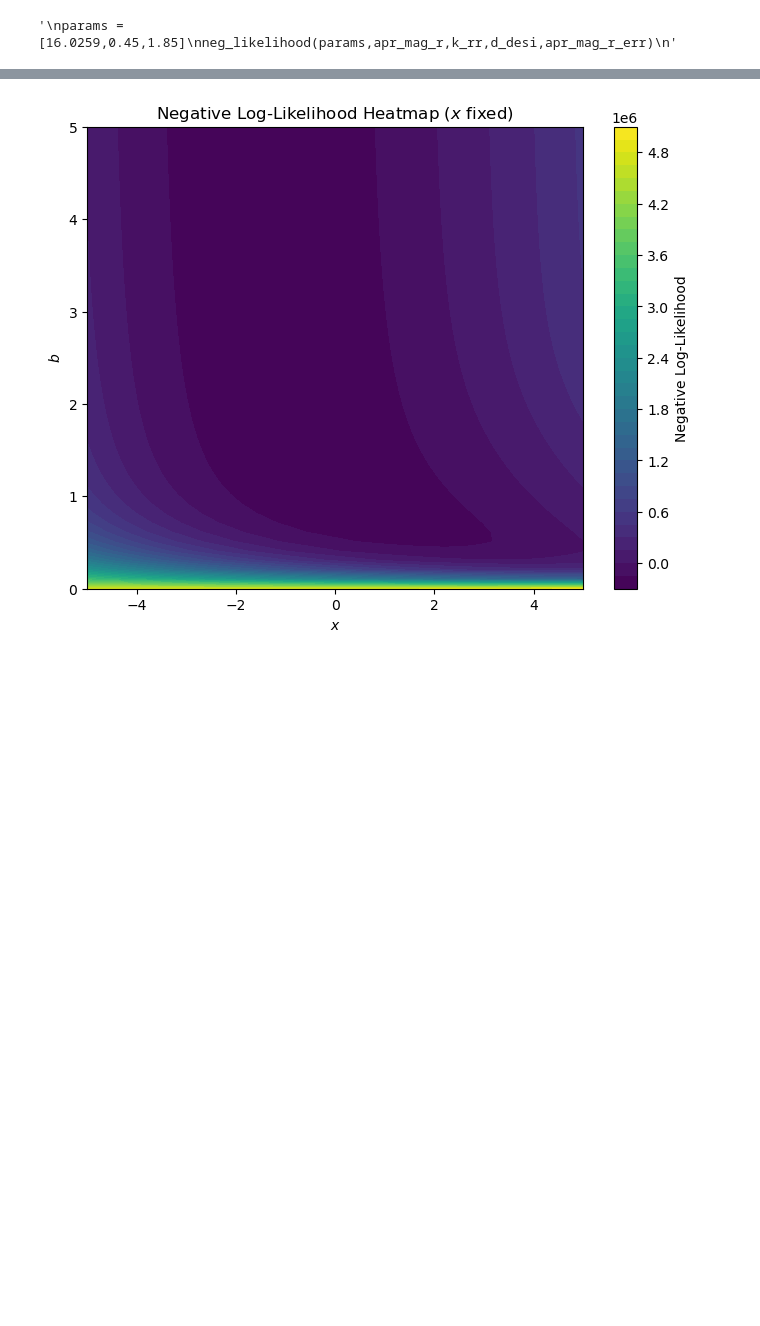
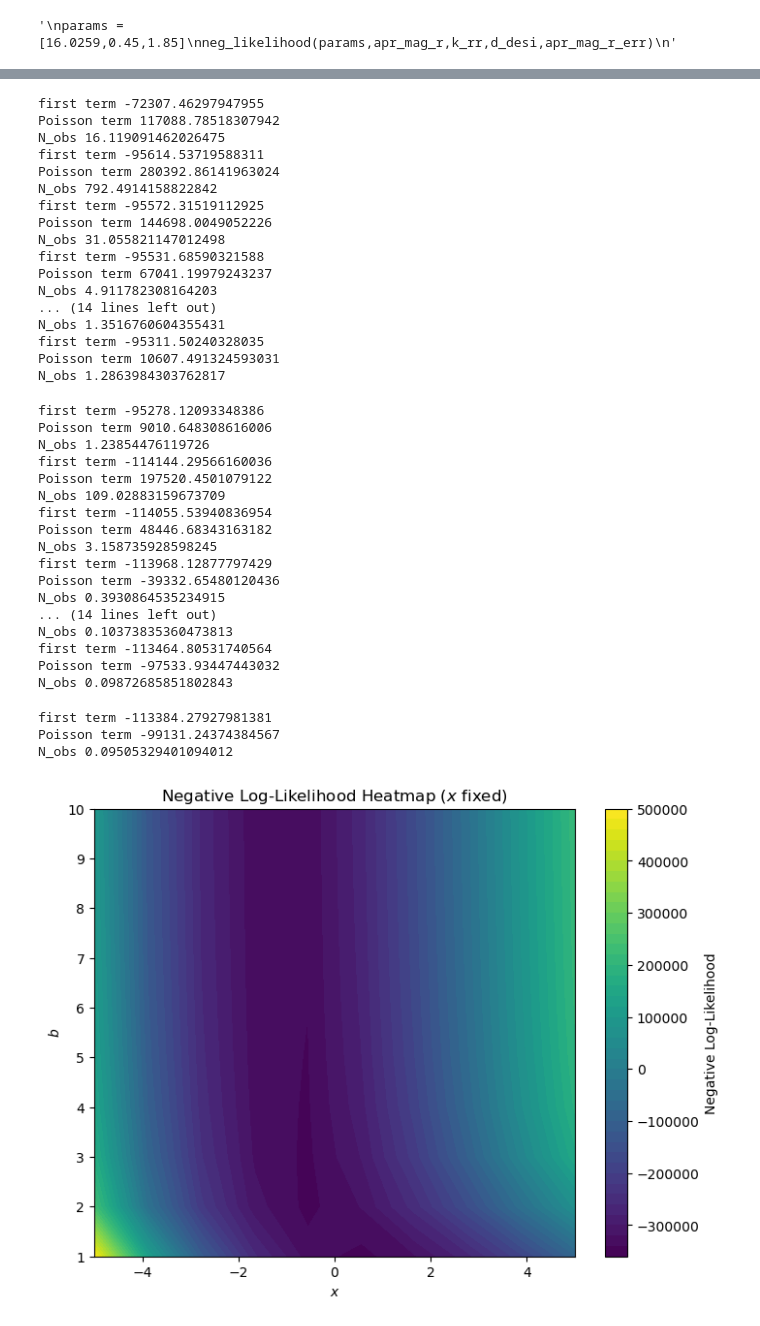
Before and after one commit to XuZhaozhong-1/DESI-ZTF, a Jupyter notebook: DESI-ZTF-2/Visualize_likelihood.ipynb, the cells around one changed output, grey strips where cells are left out. Cells and saved outputs as stored; diff of their text form; code cells hidden in the pictures; blank space fills up the shorter version.

```diff
--- a/DESI-ZTF-2/Visualize_likelihood.ipynb
+++ b/DESI-ZTF-2/Visualize_likelihood.ipynb
@@ -93,9 +93,8 @@ ln_posterior = fitting.ln_posterior(eff)
 
 def neg_likelihood(params,apr_mag,k,mu,apr_mag_err):
     m0,b,x = params
-    #Lmin = abs_mag_to_L(apr_mag_r.max()-k_rr.mean()-d_desi.mean()-x)/L_star
-
-    log_likelihood = ln_posterior(m0, b, x, apr_mag, k, mu, apr_mag_err,0.0001)
+    log_likelihood = ln_posterior(m0, b, x, apr_mag, k, mu, apr_mag_err)
+    #log_likelihood = ln_posterior(m0, b, x, apr_mag, k, mu, apr_mag_err,0.07977749883319056)
     return -log_likelihood
 # %%
 initial_guess = [18,0.5,1.85]
@@ -130,9 +144,9 @@ import matplotlib.pyplot as plt
 from tqdm import tqdm
 
 # Define the parameter grid for m0 and b
-x_values = np.linspace(-5, 5, 100)
+x_values = np.linspace(-5, 5, 10)
 #m0_values = np.linspace(1.5, 2.5, 10)
-b_values = np.linspace(0, 5, 50)
+b_values = np.linspace(1, 10, 10)
 
 # Calculate likelihoods for a fixed x
 #x_fixed = 1.7
@@ -157 +307,38 @@ plt.show()
+first term -72307.46297947955
+Poisson term 117088.78518307942
+N_obs 16.119091462026475
+first term -95614.53719588311
+Poisson term 280392.86141963024
+N_obs 792.4914158822842
+first term -95572.31519112925
+Poisson term 144698.0049052226
+N_obs 31.055821147012498
+first term -95531.68590321588
+Poisson term 67041.19979243237
+N_obs 4.911782308164203
+... (14 lines left out)
+N_obs 1.3516760604355431
+first term -95311.50240328035
+Poisson term 10607.491324593031
+N_obs 1.2863984303762817
+first term -95278.12093348386
+Poisson term 9010.648308616006
+N_obs 1.23854476119726
+first term -114144.29566160036
+Poisson term 197520.4501079122
+N_obs 109.02883159673709
+first term -114055.53940836954
+Poisson term 48446.68343163182
+N_obs 3.158735928598245
+first term -113968.12877797429
+Poisson term -39332.65480120436
+N_obs 0.3930864535234915
+... (14 lines left out)
+N_obs 0.10373835360473813
+first term -113464.80531740564
+Poisson term -97533.93447443032
+N_obs 0.09872685851802843
+first term -113384.27927981381
+Poisson term -99131.24374384567
+N_obs 0.09505329401094012
-[figure, old version]
+[figure, new version]
```
Also changed, not shown: parts of 4 cells of this notebook, 3 other files.
